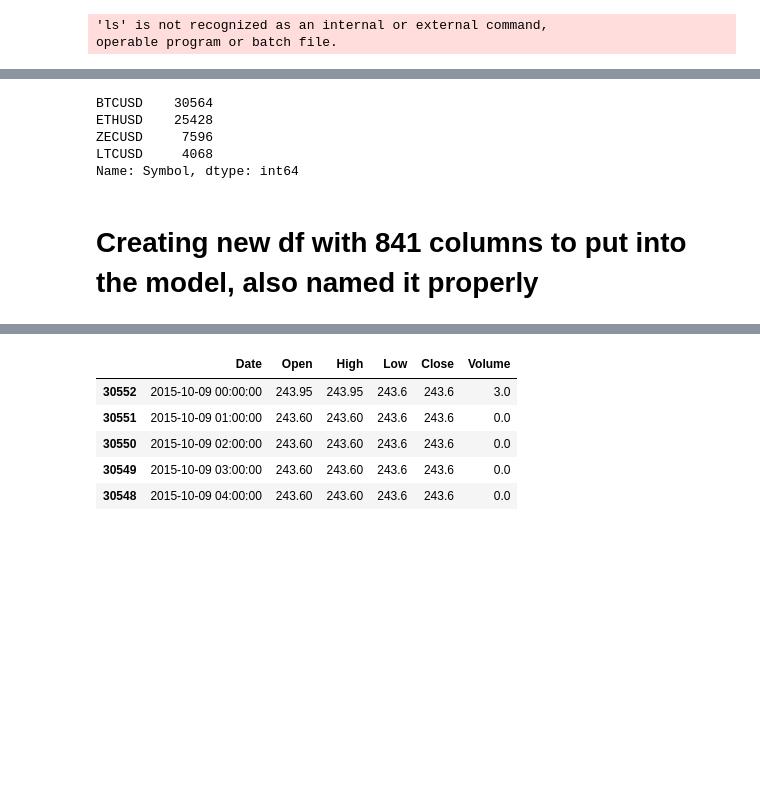
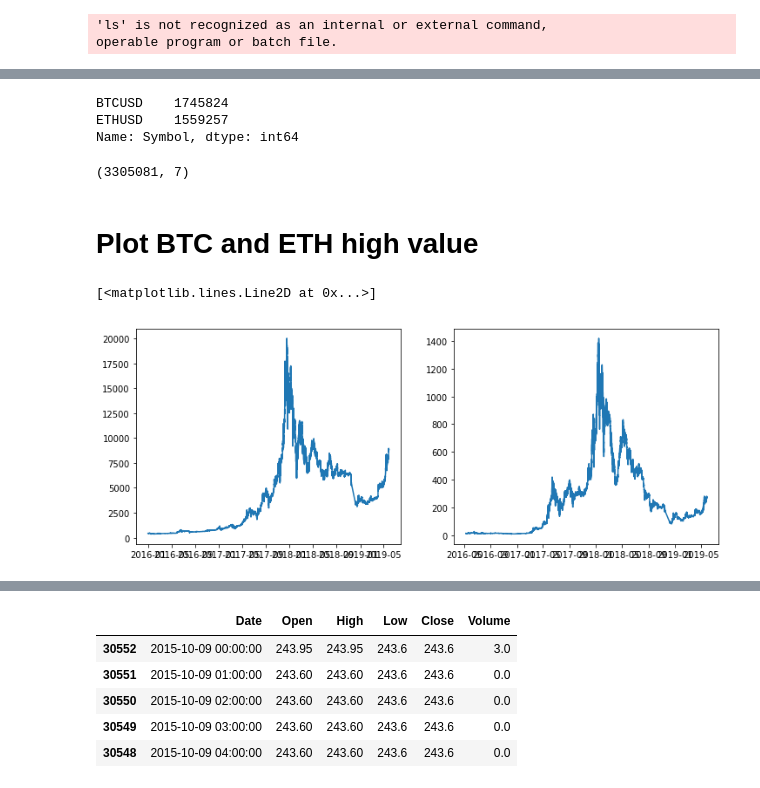
Before and after one commit to Nexil221/BSc-project, a Jupyter notebook: rf1.ipynb, the cells around one changed output, grey strips where cells are left out. Drawn from its saved outputs; the diff is of its cells as text; code cells hidden in the pictures; blank space fills up the shorter version.

```diff
--- a/rf1.ipynb
+++ b/rf1.ipynb
@@ -104,0 +41,2 @@ crypto_data.head()
+# %%
+crypto_data = pd.concat([df_btc, df_eth], axis=0, ignore_index=True)
@@ -105,10 +46,22 @@ crypto_data.head()
 # %%
 crypto_data['Symbol'].value_counts()
 # %% [output]
-BTCUSD    30564
-ETHUSD    25428
-ZECUSD     7596
-LTCUSD     4068
+BTCUSD    1745824
+ETHUSD    1559257
 Name: Symbol, dtype: int64
-# %% [markdown]
-# Creating new df with 841 columns to put into the model, also named it properly
+# %%
+crypto_data.shape
+# %% [output]
+(3305081, 7)
+# %% [markdown]
+# Plot BTC and ETH high value
+# %%
+fig = plt.figure(1, figsize=(12,10))
+tmp_fig = fig.add_subplot(2,2,1)
+
+plt.plot(crypto_data.iloc[:df_btc.iloc[-1:].index[0], 0], crypto_data.iloc[:df_btc.iloc[-1:].index[0], 3], label="BTC")
+tmp_fig = fig.add_subplot(2,2,2)
+plt.plot(crypto_data.iloc[df_btc.iloc[-1:].index[0]+1:, 0], crypto_data.iloc[df_btc.iloc[-1:].index[0]+1:, 3], label="ETH")
+# %% [output]
+[<matplotlib.lines.Line2D at 0x...>]
+[figure, added]
```
Also changed, not shown: parts of 61 cells of this notebook, 18 other files.
